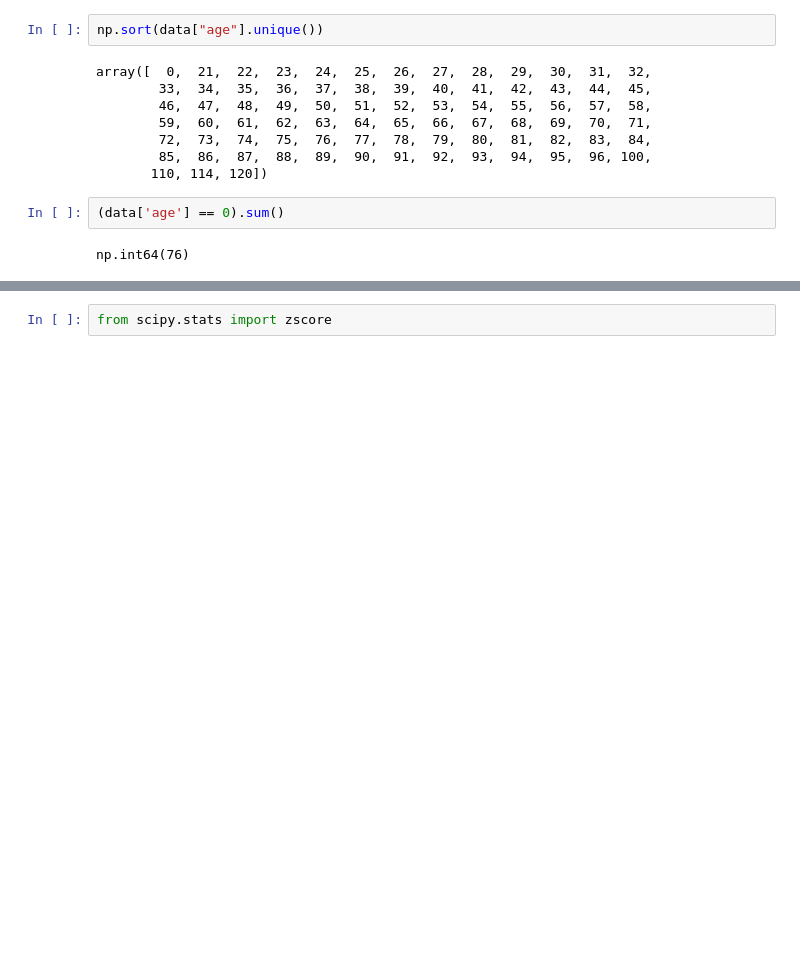
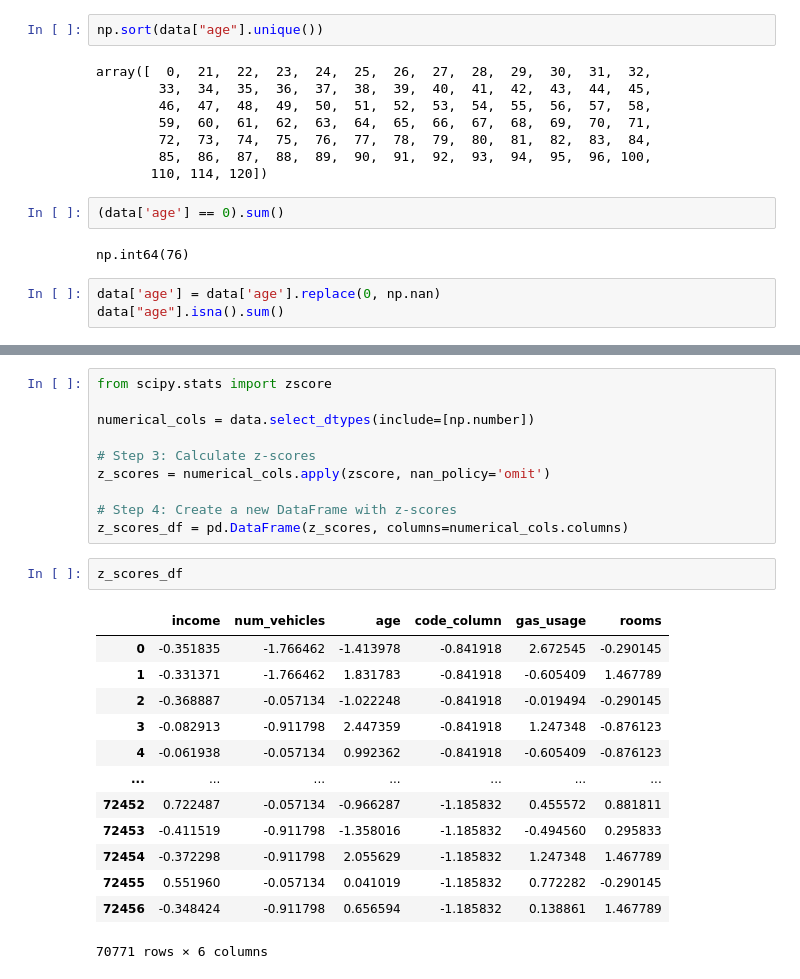
Before and after one commit to joaopecomonteiro/trabalho_ids, a Jupyter notebook: joao_playground.ipynb, the cells around one changed output, grey strips where cells are left out. Drawn from its saved outputs; the diff is of its cells as text; blank space fills up the shorter version.

```diff
--- a/joao_playground.ipynb
+++ b/joao_playground.ipynb
@@ -128,3 +128,6 @@ array([  0,  21,  22,  23,  24,  25,  26,  27,  28,  29,  30,  31,  32,
 (data['age'] == 0).sum()
 # %% [output]
 np.int64(76)
+# %%
+data['age'] = data['age'].replace(0, np.nan)
+data["age"].isna().sum()
@@ -141,3 +146,27 @@ data_encoded.head()
 5 rows × 66 columns
 # %%
 from scipy.stats import zscore
+
+numerical_cols = data.select_dtypes(include=[np.number])
+
+# Step 3: Calculate z-scores
+z_scores = numerical_cols.apply(zscore, nan_policy='omit')
+
+# Step 4: Create a new DataFrame with z-scores
+z_scores_df = pd.DataFrame(z_scores, columns=numerical_cols.columns)
+# %%
+z_scores_df
+# %% [output]
+|  | income | num_vehicles | age | code_column | gas_usage | rooms |
+| 0 | -0.351835 | -1.766462 | -1.413978 | -0.841918 | 2.672545 | -0.290145 |
+| 1 | -0.331371 | -1.766462 | 1.831783 | -0.841918 | -0.605409 | 1.467789 |
+| 2 | -0.368887 | -0.057134 | -1.022248 | -0.841918 | -0.019494 | -0.290145 |
+| 3 | -0.082913 | -0.911798 | 2.447359 | -0.841918 | 1.247348 | -0.876123 |
+| 4 | -0.061938 | -0.057134 | 0.992362 | -0.841918 | -0.605409 | -0.876123 |
+| ... | ... | ... | ... | ... | ... | ... |
+| 72452 | 0.722487 | -0.057134 | -0.966287 | -1.185832 | 0.455572 | 0.881811 |
+| 72453 | -0.411519 | -0.911798 | -1.358016 | -1.185832 | -0.494560 | 0.295833 |
+| 72454 | -0.372298 | -0.911798 | 2.055629 | -1.185832 | 1.247348 | 1.467789 |
+| 72455 | 0.551960 | -0.057134 | 0.041019 | -1.185832 | 0.772282 | -0.290145 |
+| 72456 | -0.348424 | -0.911798 | 0.656594 | -1.185832 | 0.138861 | 1.467789 |
+70771 rows × 6 columns
```
Also changed, not shown: parts of 14 cells of this notebook.
